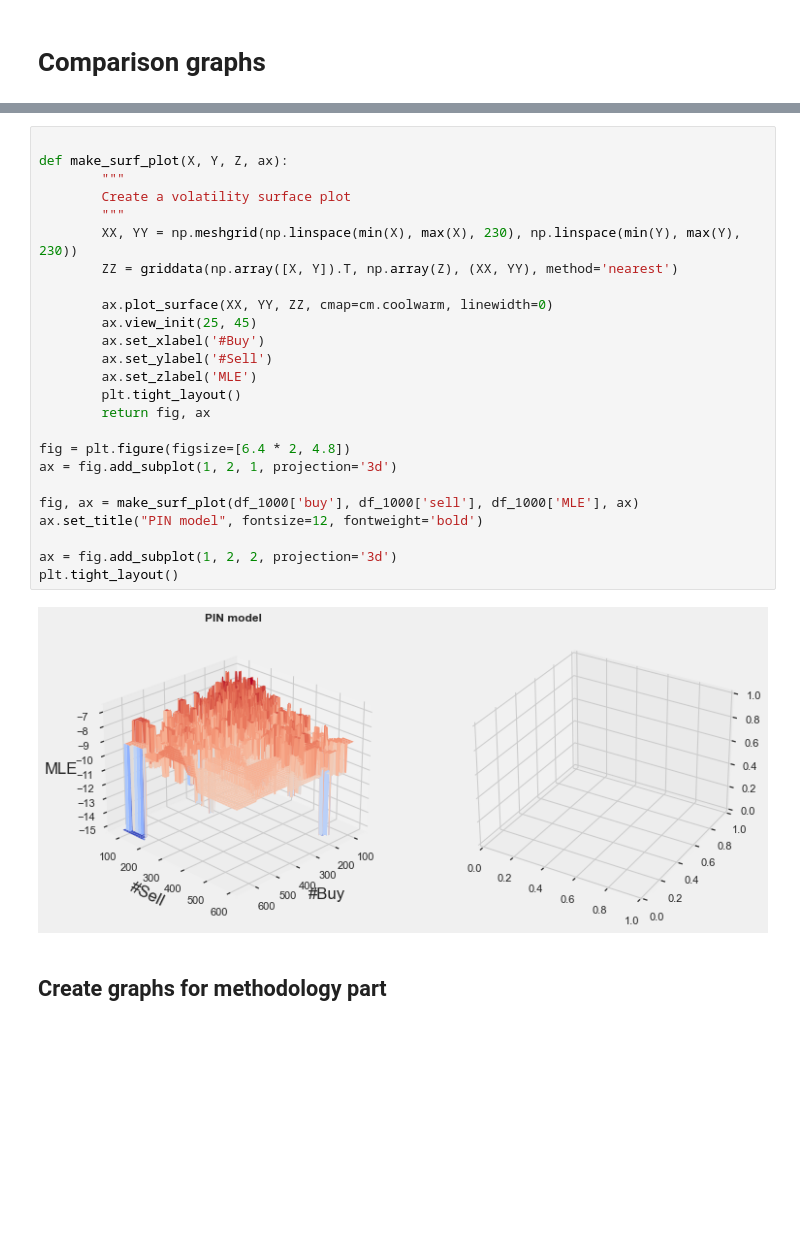
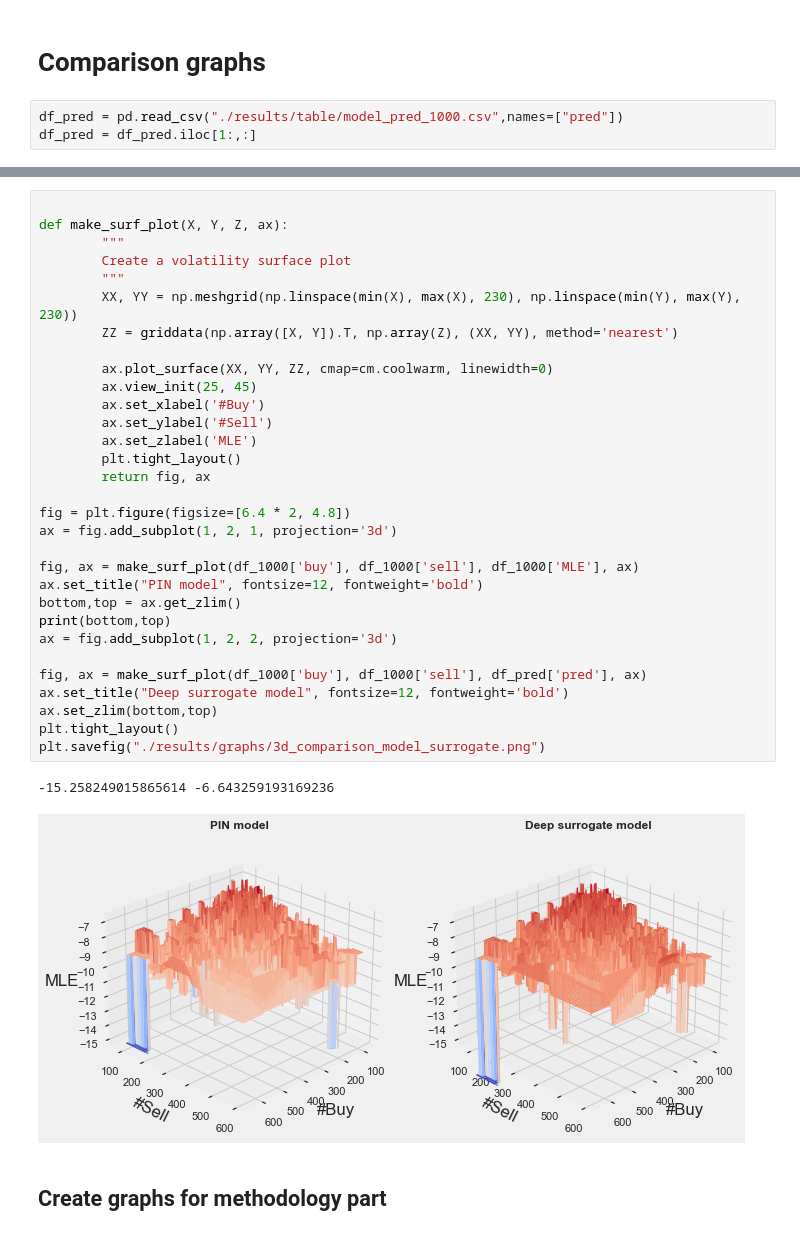
Before and after one commit to GuillaumePv/pin_surrogate_model, a Jupyter notebook: stat_desc.ipynb, the cells around one changed output, grey strips where cells are left out. Saved outputs shown, nothing was run; the diff lists cells and outputs as text; blank space fills up the shorter version.

Commit message:
add the same y_axes for 3d plot

```diff
--- a/stat_desc.ipynb
+++ b/stat_desc.ipynb
@@ -172,3 +172,6 @@ Text(0, 0.5, 'Number of buys trade')
 [figure]
 # %% [markdown]
 # Comparison graphs
+# %%
+df_pred = pd.read_csv("./results/table/model_pred_1000.csv",names=["pred"])
+df_pred = df_pred.iloc[1:,:]
@@ -175,30 +195,37 @@ Text(0, 0.5, 'Number of buys trade')
 # %%
 
 def make_surf_plot(X, Y, Z, ax):
         """
         Create a volatility surface plot
         """
         XX, YY = np.meshgrid(np.linspace(min(X), max(X), 230), np.linspace(min(Y), max(Y), 230))
         ZZ = griddata(np.array([X, Y]).T, np.array(Z), (XX, YY), method='nearest')
 
         ax.plot_surface(XX, YY, ZZ, cmap=cm.coolwarm, linewidth=0)
         ax.view_init(25, 45)
         ax.set_xlabel('#Buy')
         ax.set_ylabel('#Sell')
         ax.set_zlabel('MLE')
         plt.tight_layout()
         return fig, ax
 
 fig = plt.figure(figsize=[6.4 * 2, 4.8])
 ax = fig.add_subplot(1, 2, 1, projection='3d')
 
 fig, ax = make_surf_plot(df_1000['buy'], df_1000['sell'], df_1000['MLE'], ax)
 ax.set_title("PIN model", fontsize=12, fontweight='bold')
+bottom,top = ax.get_zlim()
+print(bottom,top)
+ax = fig.add_subplot(1, 2, 2, projection='3d')
 
-ax = fig.add_subplot(1, 2, 2, projection='3d')
+fig, ax = make_surf_plot(df_1000['buy'], df_1000['sell'], df_pred['pred'], ax)
+ax.set_title("Deep surrogate model", fontsize=12, fontweight='bold')
+ax.set_zlim(bottom,top)
 plt.tight_layout()
+plt.savefig("./results/graphs/3d_comparison_model_surrogate.png")
 # %% [output]
+-15.258249015865614 -6.643259193169236
-[figure, old version]
+[figure, new version]
 # %% [markdown]
 ## Create graphs for methodology part
 # %%
```
Also changed, not shown: parts of 1 cell of this notebook, 4 other files.
